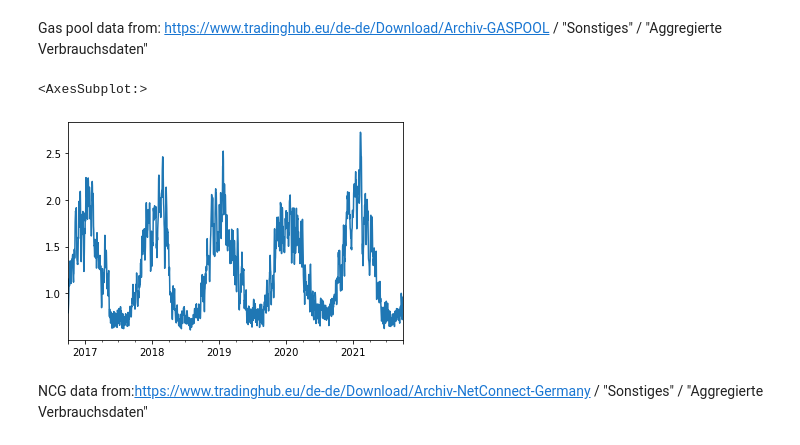
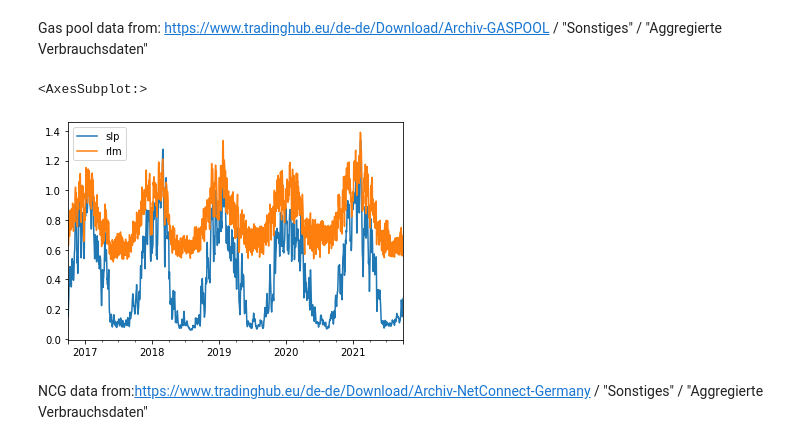
Before and after one commit to oruhnau/energy_demand, a Jupyter notebook: top_down/preprocessing.ipynb, the cells around one changed output. Saved outputs shown, nothing was run; the diff lists cells and outputs as text; code cells hidden in the pictures.

```diff
--- a/top_down/preprocessing.ipynb
+++ b/top_down/preprocessing.ipynb
@@ -52,11 +63,11 @@ gaspool.drop("Datum", axis=1, inplace=True)
 
 #from MWh to TWh
 gaspool = gaspool / (10**6)
-# %%
-gaspool.sum(1).plot()
-# %% [output]
-<AxesSubplot:>
-[figure, removed]
+# %%
+sum_consumptions(gaspool).plot()
+# %% [output]
+<AxesSubplot:>
+[figure, added]
 # %% [markdown]
 NCG data from:https://www.tradinghub.eu/de-de/Download/Archiv-NetConnect-Germany / "Sonstiges" / "Aggregierte Verbrauchsdaten"
 # %%
```
Also changed, not shown: parts of 10 cells of this notebook, 1 other file.
